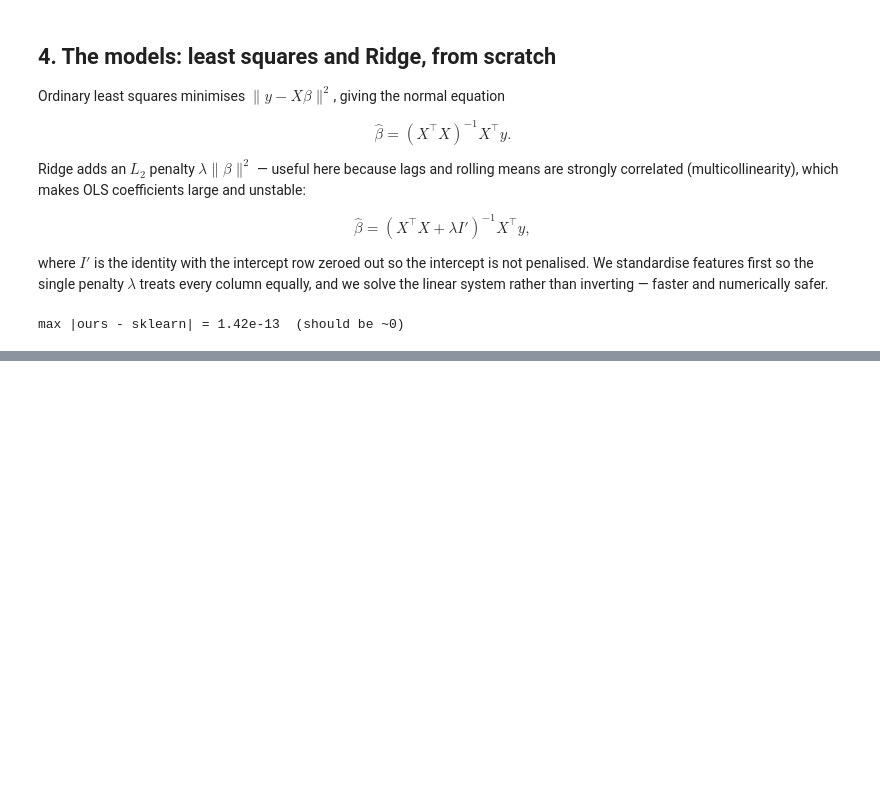
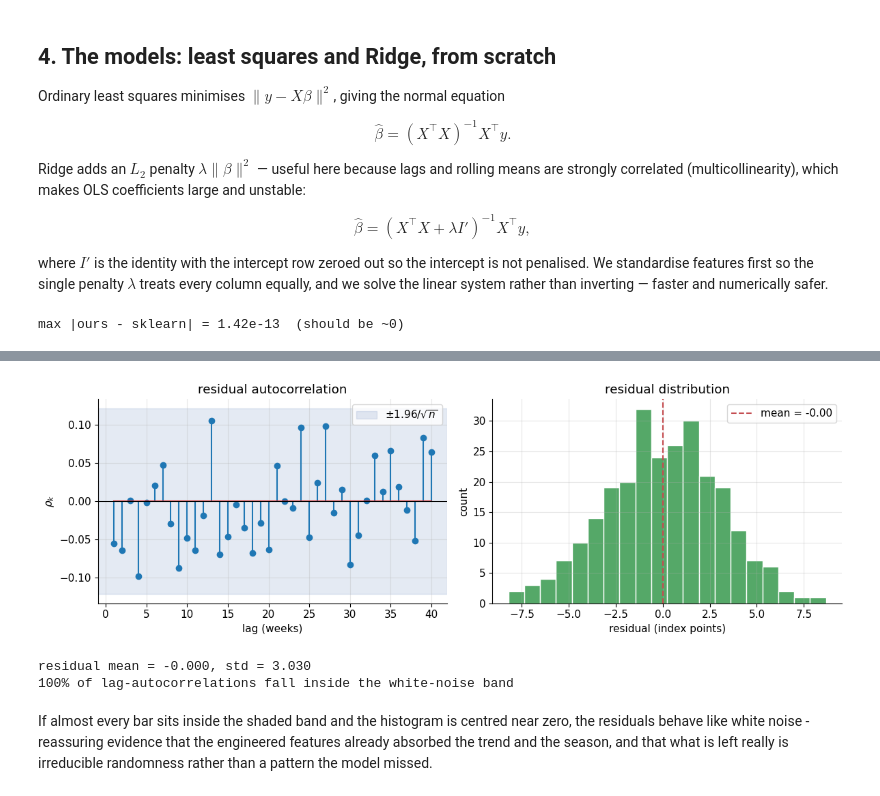
Before and after one commit to radostinaaa/trend-forecasting, a Jupyter notebook: 01_timeseries_forecasting.ipynb, the cells around one changed output, grey strips where cells are left out. Cells and saved outputs as stored; diff of their text form; code cells hidden in the pictures; blank space fills up the shorter version.

```diff
--- a/01_timeseries_forecasting.ipynb
+++ b/01_timeseries_forecasting.ipynb
@@ -232,0 +376,32 @@ max |ours - sklearn| = 1.42e-13  (should be ~0)
+# %%
+# In-sample one-step residuals for the demo style, then check they look like white noise.
+y_resid_src = trends["wide-leg jeans"].values
+Xr, yr = make_supervised(y_resid_src)
+sc_r = Standardizer().fit(Xr.values)
+ridge_r = RidgeRegression(alpha=5.0).fit(sc_r.transform(Xr.values), yr)
+resid = yr - ridge_r.predict(sc_r.transform(Xr.values))
+
+r_resid = acf(resid, nlags=40)
+band = 1.96 / np.sqrt(len(resid))                 # white-noise significance band
+
+fig, ax = plt.subplots(1, 2, figsize=(12, 4))
+ax[0].stem(range(1, len(r_resid)), r_resid[1:])
+ax[0].axhspan(-band, band, color="#4C72B0", alpha=0.15, label=r"$\pm 1.96/\sqrt{n}$")
+ax[0].axhline(0, color="black", linewidth=0.8)
+ax[0].set_title("residual autocorrelation"); ax[0].set_xlabel("lag (weeks)")
+ax[0].set_ylabel(r"$\rho_k$"); ax[0].legend()
+ax[1].hist(resid, bins=20, color="#55A868", edgecolor="white")
+ax[1].axvline(resid.mean(), color="#C44E52", ls="--", label=f"mean = {resid.mean():.2f}")
+ax[1].set_title("residual distribution"); ax[1].set_xlabel("residual (index points)")
+ax[1].set_ylabel("count"); ax[1].legend()
+plt.tight_layout(); plt.show()
+
+within = float(np.mean(np.abs(r_resid[1:]) < band))
+print(f"residual mean = {resid.mean():.3f}, std = {resid.std():.3f}")
+print(f"{within*100:.0f}% of lag-autocorrelations fall inside the white-noise band")
+# %% [output]
+[figure, added]
+residual mean = -0.000, std = 3.030
+100% of lag-autocorrelations fall inside the white-noise band
+# %% [markdown]
+If almost every bar sits inside the shaded band and the histogram is centred near zero, the residuals behave like white noise - reassuring evidence that the engineered features already absorbed the trend and the season, and that what is left really is irreducible randomness rather than a pattern the model missed.
```
Also changed, not shown: parts of 10 cells of this notebook.
